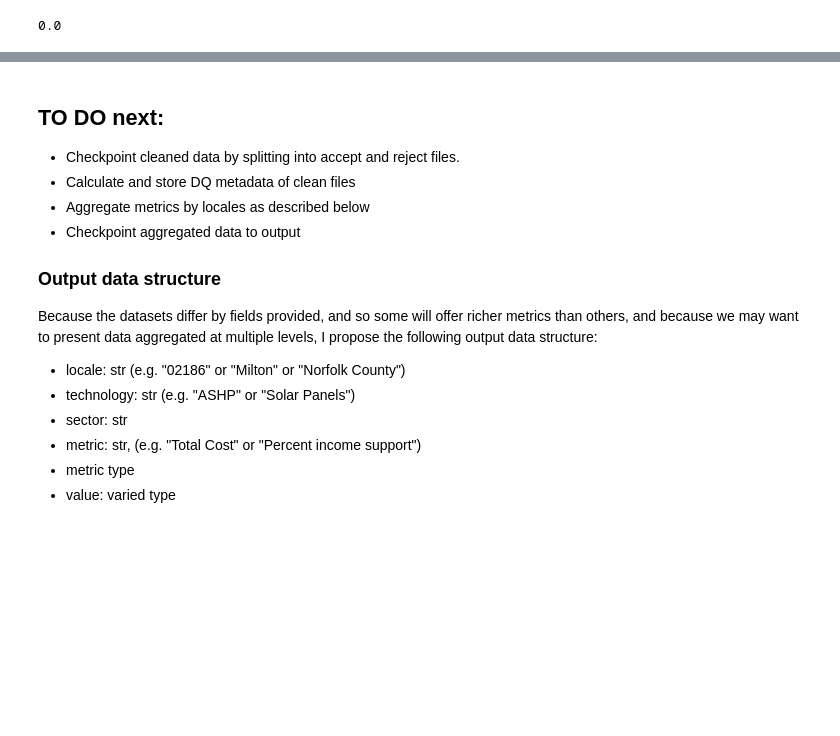
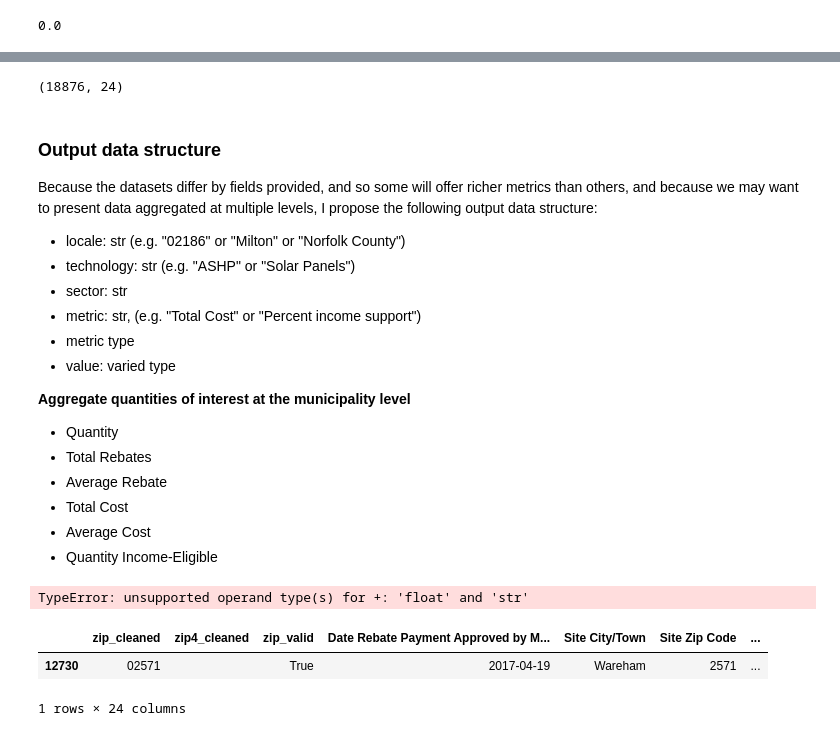
Before and after one commit to massenergize/rad_pipeline, a Jupyter notebook: notebooks/pipeline dev exploration.ipynb, the cells around one changed output, grey strips where cells are left out. Cells and saved outputs as stored; diff of their text form; code cells hidden in the pictures; blank space fills up the shorter version.

Commit message:
More progress, adding initial data quality expectations

```diff
--- a/notebooks/pipeline dev exploration.ipynb
+++ b/notebooks/pipeline dev exploration.ipynb
@@ -740,0 +880,2 @@ evs_cleaned.town_valid=True
+# %%
+ashp = ge.from_pandas(rp.load_ashp())
@@ -740,0 +888,2 @@ evs_cleaned.town_valid=True
+# %%
+ashp_cleaned = ge.from_pandas(rp.data_clean(ashp, "Air-source Heat Pumps"))
@@ -740,0 +914,2 @@ evs_cleaned.town_valid=True
+# %%
+ashp_cleaned = rp.data_checkpoint(ashp_cleaned, "Air-source Heat Pumps")
@@ -741,11 +931,8 @@ evs_cleaned.town_valid=True
+# %%
+ashp_cleaned.shape
+# %% [output]
+(18876, 24)
 # %% [markdown]
-## TO DO next:
-
-- Checkpoint cleaned data by splitting into accept and reject files.
-- Calculate and store DQ metadata of clean files
-- Aggregate metrics by locales as described below
-- Checkpoint aggregated data to output
-
 ### Output data structure
 
 Because the datasets differ by fields provided, and so some will offer richer metrics than others, and
@@ -757,3 +944,56 @@ because we may want to present data aggregated at multiple levels, I propose the
 - metric: str, (e.g. "Total Cost" or "Percent income support")
 - metric type
 - value: varied type
+
+**Aggregate quantities of interest at the municipality level**
+
+* Quantity
+* Total Rebates
+* Average Rebate
+* Total Cost
+* Average Cost
+* Quantity Income-Eligible
+# %%
+## town locale
+source = 'Air-source Heat Pumps'
+field_map = rp.FIELDS[source]
+# %%
+# Quantity
+locale = "town"
+
+quantity = ashp_cleaned.groupby(locale)['zip_cleaned'].count()
+
+#* Total Rebates
+total_rebates = ashp_cleaned.groupby(locale)[field_map['rebate']].sum()
+
+#* Average Rebate
+average_rebate = ashp_cleaned.groupby(locale)[field_map['rebate']].mean()
+
+#* Total Cost
+total_cost = ashp_cleaned.groupby(locale)[field_map['cost']].sum()
+
+#* Average Cost
+average_cost = ashp_cleaned.groupby(locale)[field_map['cost']].mean()
+
+#* Quantity Income-Eligible
+#
+
+ashp_aggregation = pd.DataFrame(data = {
+    "quantity": quantity,
+    "total_rebates": total_rebates,
+    "average_rebate": average_rebate,
+    "total_cost": total_cost,
+    "average_cost": average_cost
+})
+
+ashp_aggregation.assign(technology = source)
+ashp_aggregation
+# %% [output]
+TypeError: unsupported operand type(s) for +: 'float' and 'str'
+# %%
+import numpy as np
+ashp_cleaned[~ashp_cleaned[field_map['rebate']].apply(np.isreal)]
+# %% [output]
+|  | zip_cleaned | zip4_cleaned | zip_valid | Date Rebate Payment Approved by M... | Site City/Town | Site Zip Code | ... |
+| 12730 | 02571 |  | True | 2017-04-19 | Wareham | 2571 | ... |
+1 rows × 24 columns
```
Also changed, not shown: parts of 28 cells of this notebook, 9 other files.
